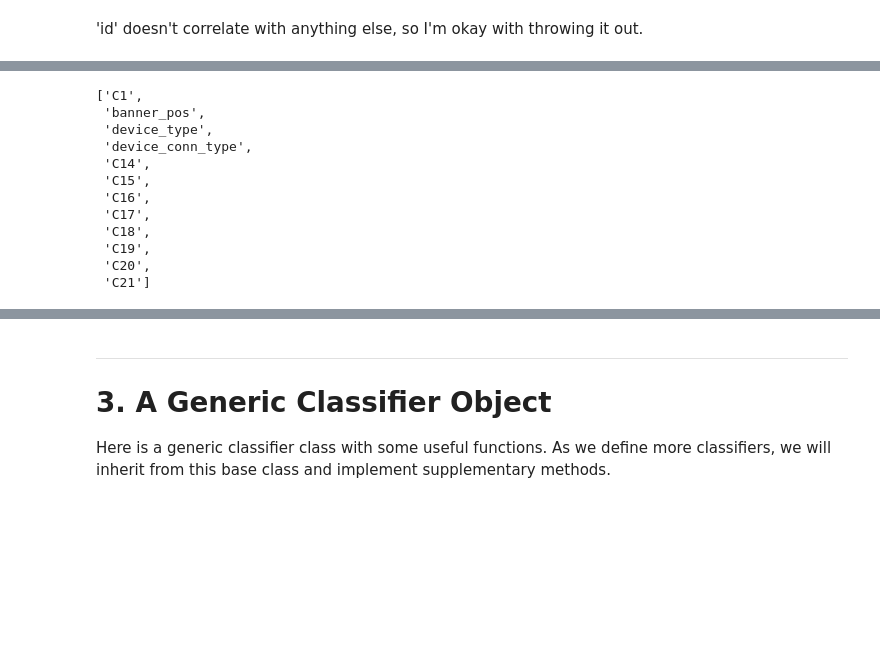
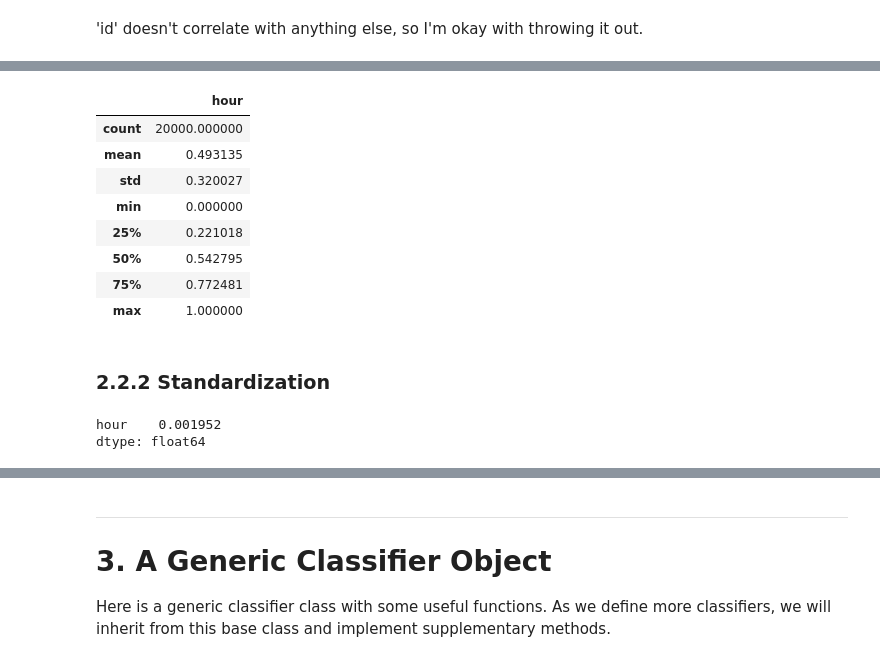
Before and after one commit to Unique-Divine/Click-Through-Rate-Prediction, a Jupyter notebook: CTR Prediction with Stochastic Gradient Descent.ipynb, the cells around one changed output, grey strips where cells are left out. Drawn from its saved outputs; the diff is of its cells as text; code cells hidden in the pictures; blank space fills up the shorter version.

```diff
--- a/CTR Prediction with Stochastic Gradient Descent.ipynb
+++ b/CTR Prediction with Stochastic Gradient Descent.ipynb
@@ -210,5 +267,5 @@ def normalize(vector):
     min_max_scaler = MinMaxScaler()
     scaled_vector = min_max_scaler.fit_transform(vector)
     return scaled_vector
-
-data['hour'] = normalize(data[['hour']])
+for i in dt.num_features: # Loop through the numerical features.
+    data[i] = normalize(data[[i]])
@@ -308,15 +272,19 @@ X
-# %%
-cat_features
-# %% [output]
-['C1',
- 'banner_pos',
- 'device_type',
- 'device_conn_type',
- 'C14',
- 'C15',
- 'C16',
- 'C17',
- 'C18',
- 'C19',
- 'C20',
- 'C21']
+# %%
+data[dt.num_features].describe()
+# %% [output]
+|  | hour |
+| count | 20000.000000 |
+| mean | 0.493135 |
+| std | 0.320027 |
+| min | 0.000000 |
+| 25% | 0.221018 |
+| 50% | 0.542795 |
+| 75% | 0.772481 |
+| max | 1.000000 |
+# %% [markdown]
+### 2.2.2 Standardization
+# %%
+data[dt.num_features].skew()
+# %% [output]
+hour    0.001952
+dtype: float64
```
Also changed, not shown: parts of 33 cells of this notebook, 1 other file.
